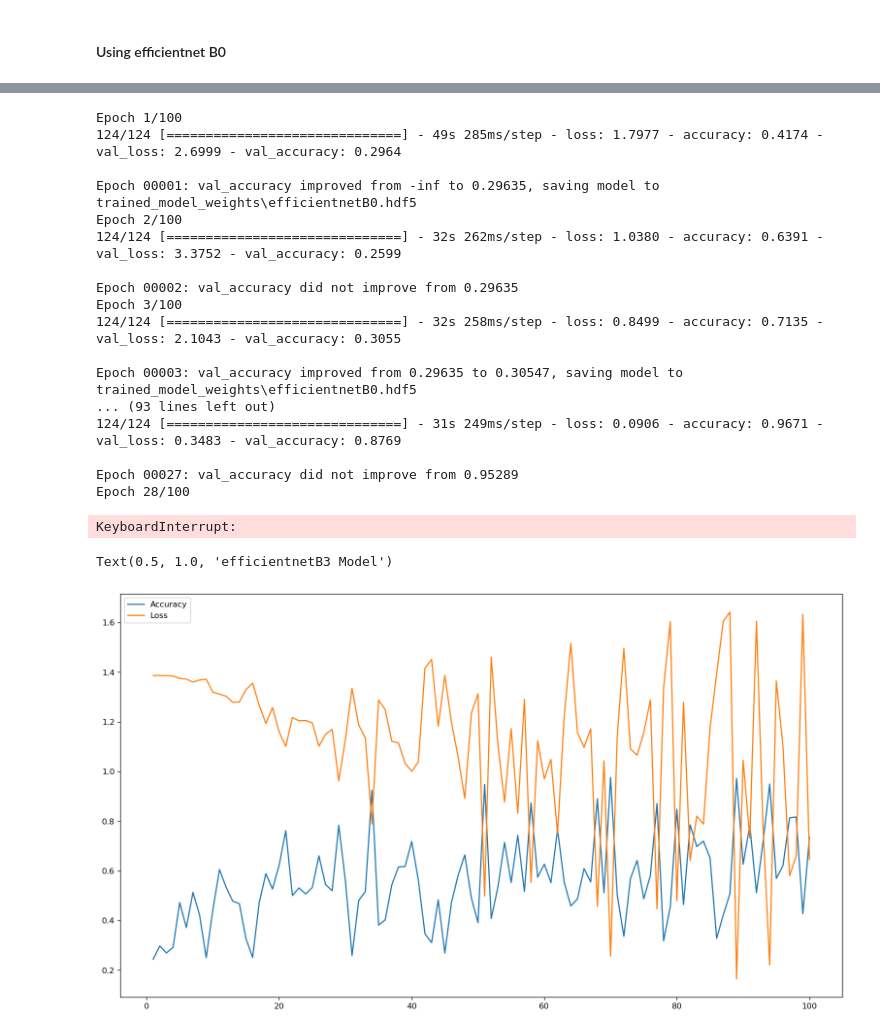
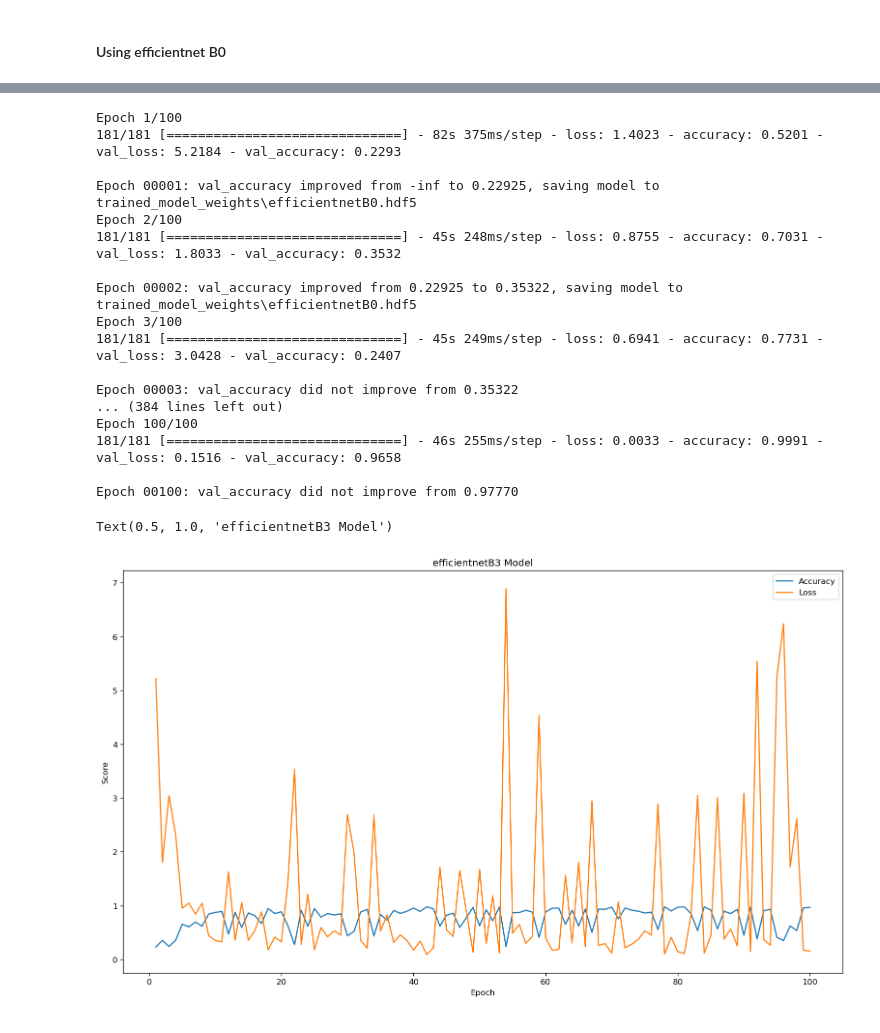
Before and after one commit to wesley0628/Brain_MRI_Image_Analysis, a Jupyter notebook: Brain_tumor_detection.ipynb, the cells around one changed output, grey strips where cells are left out. Drawn from its saved outputs; the diff is of its cells as text; code cells hidden in the pictures.

Commit message:
add a new model

```diff
--- a/Brain_tumor_detection.ipynb
+++ b/Brain_tumor_detection.ipynb
@@ -383,0 +431,8 @@ _________________________________________________________________
+# %%
+model_efficientnetB3_path = "efficientnetB3.hdf5"
+base_efficientnet = EfficientNetB3(include_top=False, weights="imagenet", pooling="max")
+model_efficientnetB3 = efficientnet(base_efficientnet)
+model_efficientnetB3.compile(optimizer=tf.keras.optimizers.Adam(learning_rate=0.00001),
+                    loss='categorical_crossentropy',
+                    metrics=['accuracy'])
+model_efficientnetB3.summary()
@@ -384,37 +456,36 @@ _________________________________________________________________
 # %%
-model_efficientnetB0_history = model_efficientnetB0.fit(train_df,
+model_efficientnetB3_history = model_efficientnetB3.fit(train_df,
                                       verbose=1,
                                       epochs=epochs,
                                       validation_data=validation_df,
-                                      callbacks=save_model(model_efficientnetB0_path))
+                                      callbacks=save_model(model_efficientnetB3_path))
 # %% [output]
 Epoch 1/100
-124/124 [==============================] - 49s 285ms/step - loss: 1.7977 - accuracy: 0.4174 - val_loss: 2.6999 - val_accuracy: 0.2964
+181/181 [==============================] - 82s 375ms/step - loss: 1.4023 - accuracy: 0.5201 - val_loss: 5.2184 - val_accuracy: 0.2293
 
-Epoch 00001: val_accuracy improved from -inf to 0.29635, saving model to trained_model_weights\efficientnetB0.hdf5
+Epoch 00001: val_accuracy improved from -inf to 0.22925, saving model to trained_model_weights\efficientnetB0.hdf5
 Epoch 2/100
-124/124 [==============================] - 32s 262ms/step - loss: 1.0380 - accuracy: 0.6391 - val_loss: 3.3752 - val_accuracy: 0.2599
+181/181 [==============================] - 45s 248ms/step - loss: 0.8755 - accuracy: 0.7031 - val_loss: 1.8033 - val_accuracy: 0.3532
 
-Epoch 00002: val_accuracy did not improve from 0.29635
+Epoch 00002: val_accuracy improved from 0.22925 to 0.35322, saving model to trained_model_weights\efficientnetB0.hdf5
 Epoch 3/100
-124/124 [==============================] - 32s 258ms/step - loss: 0.8499 - accuracy: 0.7135 - val_loss: 2.1043 - val_accuracy: 0.3055
+181/181 [==============================] - 45s 249ms/step - loss: 0.6941 - accuracy: 0.7731 - val_loss: 3.0428 - val_accuracy: 0.2407
 
-Epoch 00003: val_accuracy improved from 0.29635 to 0.30547, saving model to trained_model_weights\efficientnetB0.hdf5
-... (93 lines left out)
-124/124 [==============================] - 31s 249ms/step - loss: 0.0906 - accuracy: 0.9671 - val_loss: 0.3483 - val_accuracy: 0.8769
+Epoch 00003: val_accuracy did not improve from 0.35322
+... (384 lines left out)
+Epoch 100/100
+181/181 [==============================] - 46s 255ms/step - loss: 0.0033 - accuracy: 0.9991 - val_loss: 0.1516 - val_accuracy: 0.9658
 
-Epoch 00027: val_accuracy did not improve from 0.95289
-Epoch 28/100
+Epoch 00100: val_accuracy did not improve from 0.97770
-KeyboardInterrupt:
 # %%
-efficientnetB0_result = pd.DataFrame({"Accuracy": model_efficientnetB0_history.history["val_accuracy"],
-                             "Loss": model_efficientnetB0_history.history["val_loss"]}, index=epoch_index)
-efficientnetB0_result.to_csv("efficientnetB0_result.csv")
-ax_efficientnetB3 = efficientnetB0_result.plot.line(figsize=(16, 9))
-ax_vgg19.set_xlabel("Epoch")
-ax_vgg19.set_ylabel("Score")
-ax_vgg19.set_title("efficientnetB0 Model")
+efficientnetB3_result = pd.DataFrame({"Accuracy": model_efficientnetB3_history.history["val_accuracy"],
+                             "Loss": model_efficientnetB3_history.history["val_loss"]}, index=epoch_index)
+efficientnetB3_result.to_csv("efficientnetB3_result.csv")
+ax_efficientnetB3 = efficientnetB3_result.plot.line(figsize=(16, 9))
+ax_efficientnetB3.set_xlabel("Epoch")
+ax_efficientnetB3.set_ylabel("Score")
+ax_efficientnetB3.set_title("efficientnetB3 Model")
 # %% [output]
 Text(0.5, 1.0, 'efficientnetB3 Model')
-[figure, old version]
+[figure, new version]
 # %%
```
Also changed, not shown: parts of 18 cells of this notebook.
